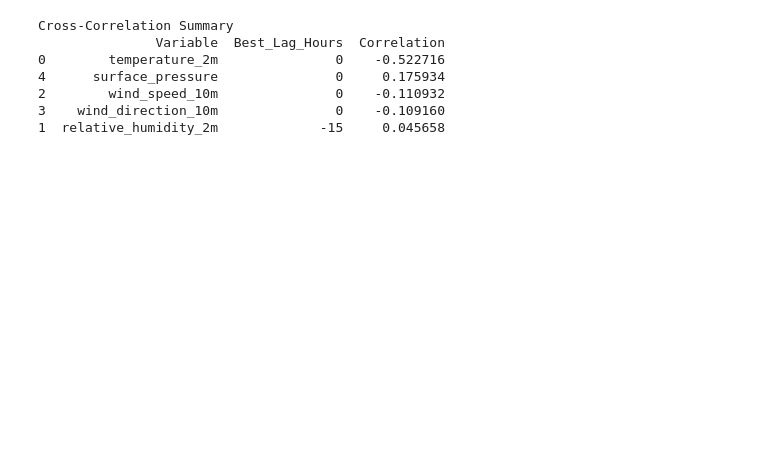
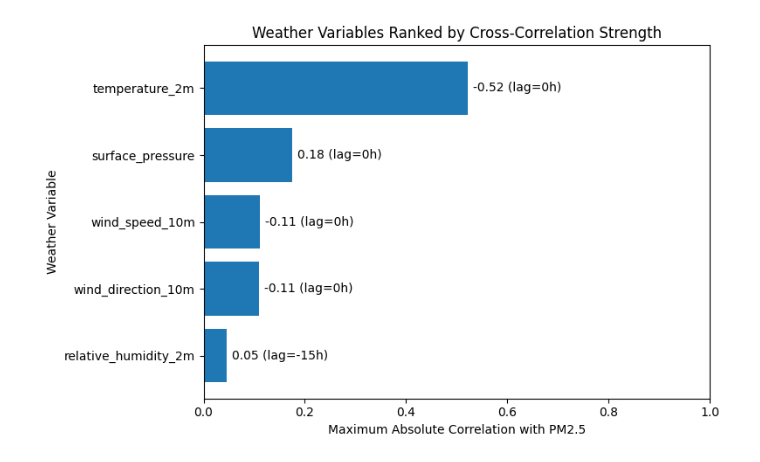
Before and after one commit to adarsha-7/pm25-forecasting, a Jupyter notebook: notebooks/eda/phase_2/21_to_23.ipynb, the cells around one changed output. Cells and saved outputs as stored; diff of their text form; code cells hidden in the pictures; blank space fills up the shorter version.

```diff
--- a/notebooks/eda/phase_2/21_to_23.ipynb
+++ b/notebooks/eda/phase_2/21_to_23.ipynb
@@ -81,9 +121,9 @@ plt.show()
 # %%
-data = pd.read_csv("../../../data/raw/kathmandu_full_raw_2023_2024.csv")
+# data = pd.read_csv("../../../data/raw/kathmandu_full_raw_2023_2024.csv")
 
-# Convert time column to datetime
-data['time'] = pd.to_datetime(data['time'])
-data = data.sort_values('time').set_index('time')
+# # Convert time column to datetime
+# data['time'] = pd.to_datetime(data['time'])
+# data = data.sort_values('time').set_index('time')
 # %%
 target = 'pm2_5'
 weather_vars = [
@@ -96,16 +136,7 @@ weather_vars = [
 MAX_LAG = 48
 # %%
 def cross_correlation(series_x, series_y, max_lag):
-    """
-    Computes Pearson correlation for lags from -max_lag to +max_lag.
 
-    Positive lag:
-        Weather variable leads PM2.5
-        (weather at t affects PM2.5 at t+lag)
-
-    Negative lag:
-        PM2.5 leads weather variable
-    """
     lags = np.arange(-max_lag, max_lag + 1)
     correlations = []
 
@@ -176,35 +154,53 @@ Best lag = 0 hours
 # %%
 results = []
 
 for var in weather_vars:
+
     lags, corrs = cross_correlation(
         data[target],
         data[var],
         MAX_LAG
     )
 
     best_idx = np.nanargmax(np.abs(corrs))
 
     results.append({
-        'Variable': var,
-        'Best_Lag_Hours': lags[best_idx],
-        'Correlation': corrs[best_idx]
+        "Variable": var,
+        "Best Lag": lags[best_idx],
+        "Correlation": corrs[best_idx],
+        "Abs Correlation": abs(corrs[best_idx])
     })
 
-summary = pd.DataFrame(results)
-summary = summary.sort_values(
-    by='Correlation',
-    key=lambda x: np.abs(x),
-    ascending=False
+results_df = (
+    pd.DataFrame(results)
+    .sort_values("Abs Correlation", ascending=True)
 )
 
-print("\nCross-Correlation Summary")
-print(summary)
+plt.figure(figsize=(8,5))
+
+bars = plt.barh(
+    results_df["Variable"],
+    results_df["Abs Correlation"]
+)
+
+# Add correlation values on bars
+for bar, corr, lag in zip(
+    bars,
+    results_df["Correlation"],
+    results_df["Best Lag"]
+):
+    plt.text(
+        bar.get_width() + 0.01,
+        bar.get_y() + bar.get_height()/2,
+        f"{corr:.2f} (lag={lag}h)",
+        va="center"
+    )
+
+plt.xlabel("Maximum Absolute Correlation with PM2.5")
+plt.ylabel("Weather Variable")
+plt.title("Weather Variables Ranked by Cross-Correlation Strength")
+plt.xlim(0, 1)
+plt.tight_layout()
+plt.show()
 # %% [output]
-Cross-Correlation Summary
-               Variable  Best_Lag_Hours  Correlation
-0        temperature_2m               0    -0.522716
-4      surface_pressure               0     0.175934
-2        wind_speed_10m               0    -0.110932
-3    wind_direction_10m               0    -0.109160
-1  relative_humidity_2m             -15     0.045658
+[figure, added]
```
Also changed, not shown: parts of 18 cells of this notebook.
